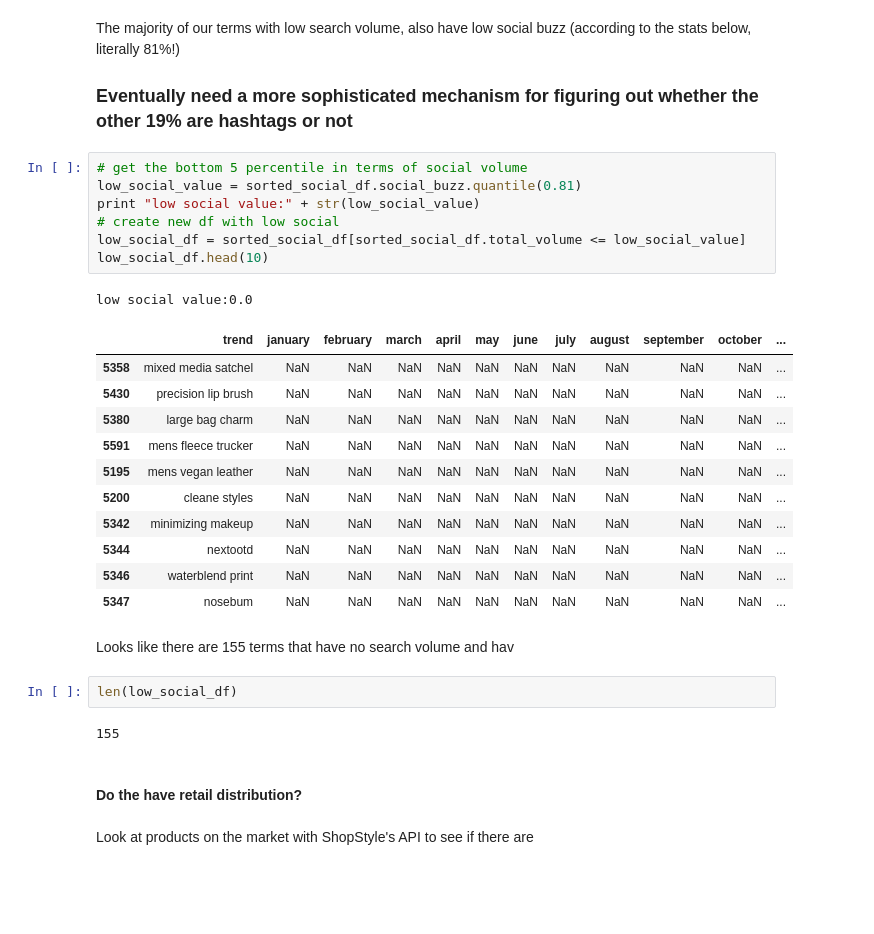
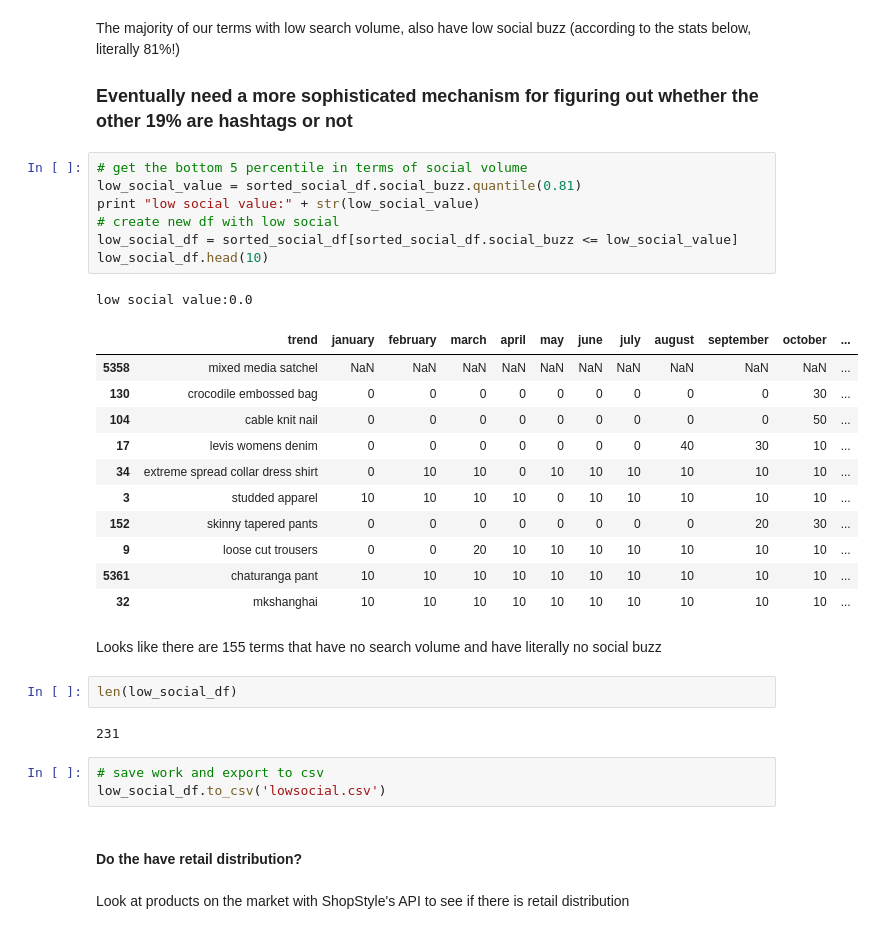
Before and after one commit to belindazeng/search, a Jupyter notebook: Search.ipynb, the cells around one changed output. Cells and saved outputs as stored; diff of their text form; blank space fills up the shorter version.

```diff
--- a/Search.ipynb
+++ b/Search.ipynb
@@ -212,30 +212,33 @@ The majority of our terms with low search volume, also have low social buzz (acc
 # %%
 # get the bottom 5 percentile in terms of social volume
 low_social_value = sorted_social_df.social_buzz.quantile(0.81)
 print "low social value:" + str(low_social_value)
 # create new df with low social
-low_social_df = sorted_social_df[sorted_social_df.total_volume <= low_social_value]
+low_social_df = sorted_social_df[sorted_social_df.social_buzz <= low_social_value]
 low_social_df.head(10)
 # %% [output]
 low social value:0.0
 |  | trend | january | february | march | april | may | june | july | august | september | october | ... |
 | 5358 | mixed media satchel | NaN | NaN | NaN | NaN | NaN | NaN | NaN | NaN | NaN | NaN | ... |
-| 5430 | precision lip brush | NaN | NaN | NaN | NaN | NaN | NaN | NaN | NaN | NaN | NaN | ... |
-| 5380 | large bag charm | NaN | NaN | NaN | NaN | NaN | NaN | NaN | NaN | NaN | NaN | ... |
-| 5591 | mens fleece trucker | NaN | NaN | NaN | NaN | NaN | NaN | NaN | NaN | NaN | NaN | ... |
-| 5195 | mens vegan leather | NaN | NaN | NaN | NaN | NaN | NaN | NaN | NaN | NaN | NaN | ... |
-| 5200 | cleane styles | NaN | NaN | NaN | NaN | NaN | NaN | NaN | NaN | NaN | NaN | ... |
-| 5342 | minimizing makeup | NaN | NaN | NaN | NaN | NaN | NaN | NaN | NaN | NaN | NaN | ... |
-| 5344 | nextootd | NaN | NaN | NaN | NaN | NaN | NaN | NaN | NaN | NaN | NaN | ... |
-| 5346 | waterblend print | NaN | NaN | NaN | NaN | NaN | NaN | NaN | NaN | NaN | NaN | ... |
-| 5347 | nosebum | NaN | NaN | NaN | NaN | NaN | NaN | NaN | NaN | NaN | NaN | ... |
+| 130 | crocodile embossed bag | 0 | 0 | 0 | 0 | 0 | 0 | 0 | 0 | 0 | 30 | ... |
+| 104 | cable knit nail | 0 | 0 | 0 | 0 | 0 | 0 | 0 | 0 | 0 | 50 | ... |
+| 17 | levis womens denim | 0 | 0 | 0 | 0 | 0 | 0 | 0 | 40 | 30 | 10 | ... |
+| 34 | extreme spread collar dress shirt | 0 | 10 | 10 | 0 | 10 | 10 | 10 | 10 | 10 | 10 | ... |
+| 3 | studded apparel | 10 | 10 | 10 | 10 | 0 | 10 | 10 | 10 | 10 | 10 | ... |
+| 152 | skinny tapered pants | 0 | 0 | 0 | 0 | 0 | 0 | 0 | 0 | 20 | 30 | ... |
+| 9 | loose cut trousers | 0 | 0 | 20 | 10 | 10 | 10 | 10 | 10 | 10 | 10 | ... |
+| 5361 | chaturanga pant | 10 | 10 | 10 | 10 | 10 | 10 | 10 | 10 | 10 | 10 | ... |
+| 32 | mkshanghai | 10 | 10 | 10 | 10 | 10 | 10 | 10 | 10 | 10 | 10 | ... |
 # %% [markdown]
-Looks like there are 155 terms that have no search volume and hav
+Looks like there are 155 terms that have no search volume and have literally no social buzz
 # %%
 len(low_social_df)
 # %% [output]
-155
+231
+# %%
+# save work and export to csv
+low_social_df.to_csv('lowsocial.csv')
 # %% [markdown]
 #### Do the have retail distribution?
 # %% [markdown]
-Look at products on the market with ShopStyle's API to see if there are
+Look at products on the market with ShopStyle's API to see if there is retail distribution
```
Also changed, not shown: parts of 19 cells of this notebook, 2 other files.
